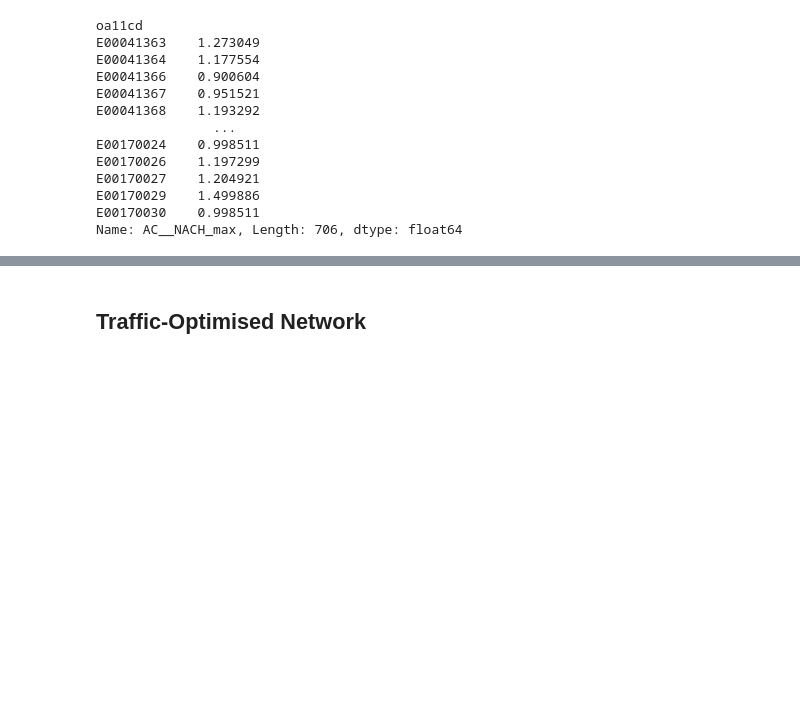
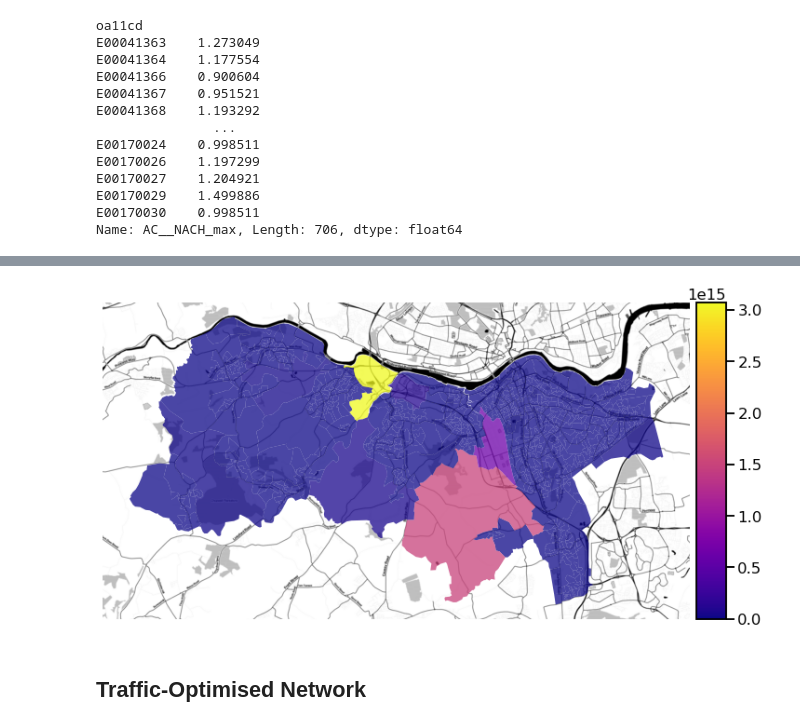
Before and after one commit to alan-turing-institute/spatial-inequality, a Jupyter notebook: notebooks/traffic_counts_space_syntax.ipynb, the cells around one changed output, grey strips where cells are left out. Cells and saved outputs as stored; diff of their text form; code cells hidden in the pictures; blank space fills up the shorter version.

Commit message:
add code to fit traffic proxy from space syntax and dft data

```diff
--- a/notebooks/traffic_counts_space_syntax.ipynb
+++ b/notebooks/traffic_counts_space_syntax.ipynb
@@ -362,19 +362,3 @@ E00170027    1.204921
 E00170029    1.499886
 E00170030    0.998511
 Name: AC__NACH_max, Length: 706, dtype: float64
-# %%
-"""
-for oa_name in oa.index:
-    print(oa_name)
-    print(oa.loc[oa_name, "geometry"])
-    print(
-        (ss.crosses(oa.loc[oa_name, "geometry"]) | ss.within(oa.loc[oa_name, "geometry"])).sum()
-    )
-    print(
-        ss[
-            ss.crosses(oa.loc[oa_name, "geometry"])
-            | ss.within(oa.loc[oa_name, "geometry"])
-        ]["AC__NACH"].max()
-    )
-    print("=" * 30)
-"""
@@ -422,3 +439,30 @@ plot_oa_weights(
+# %%
+# sum AC_NACH in OA instead of max
+oa["AC__NACH_sum"] = [
+    ss[
+        ss.crosses(oa.loc[oa_name, "geometry"]) | ss.within(oa.loc[oa_name, "geometry"])
+    ]["AC__NACH"].sum()
+    for oa_name in oa.index
+]
+oa["AC__NACH_sum"].fillna(1e-6, inplace=True)
+oa["AC__NACH_sum"]
+
+# fix log(NaN) and log(0)
+oa["AC__NACH_sum"].fillna(1e-6, inplace=True)
+oa["AC__NACH_sum"].replace(0, 1e-6, inplace=True)
+
+oa["traffic_sum"] = np.exp(mdl.predict(np.log(oa["AC__NACH_sum"]).values.reshape(-1, 1)))
+
+fig, ax = plt.subplots(1, 1, figsize=(12, 12))
+plot_oa_weights(
+    lad20cd,
+    oa["traffic_sum"],
+    vmin=0,
+    vmax=None,
+    ax=ax
+)
+# %% [output]
+[figure, added]
 # %% [markdown]
 ## Traffic-Optimised Network
 # %%
```
Also changed, not shown: parts of 15 cells of this notebook, 2 other files.
